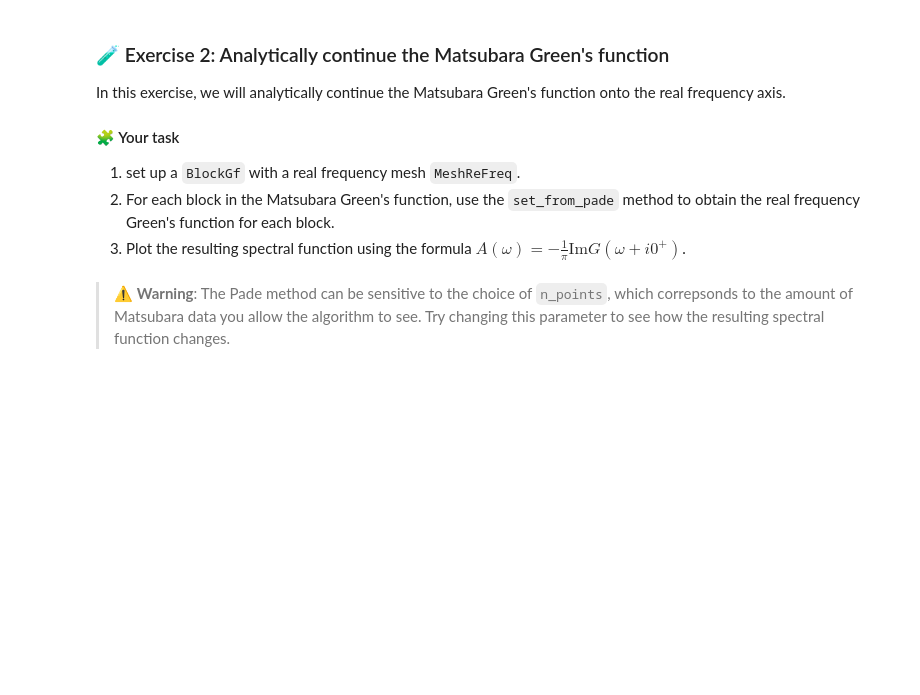
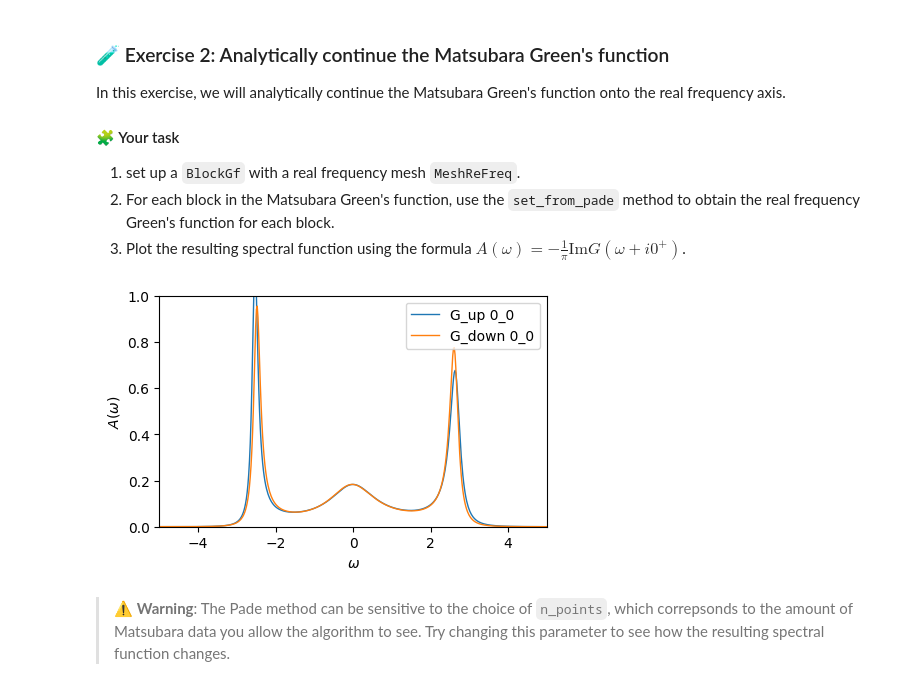
Before and after one commit to harrisonlabollita/TRIQS-tutorials, a Jupyter notebook: ModEST-DMFT/03s-new.ipynb, the cells around one changed output. Saved outputs shown, nothing was run; the diff lists cells and outputs as text; code cells hidden in the pictures; blank space fills up the shorter version.

```diff
--- a/ModEST-DMFT/03s-new.ipynb
+++ b/ModEST-DMFT/03s-new.ipynb
@@ -43,32 +70,35 @@ In this exercise, we will analytically continue the Matsubara Green's function o
 2. For each block in the Matsubara Green's function, use the ``set_from_pade`` method to obtain the real frequency Green's function for each block.
 4. Plot the resulting spectral function using the formula $A(\omega) = -\frac{1}{\pi}\text{Im}G(\omega + i0^{+})$.
 # %%
-from triqs.gf import BlockGf, MeshReFreq
+from triqs.gf import MeshReFreq
+import numpy as np
 
 n_w = 1000
 window = (-10, 10)
 
 # Step 1: set up real-frequency mesh and BlockGf
 
 ## get the block shape of the Matsubara Green's function
-gf_struct = [ (bl, g.target_shape[0]) for bl, g in solver_results.G_iw ]
+gf_struct = [ (bl, g.target_shape[0]) for bl, g in G_iw ]
 
 ## setup real-frequency mesh
 mesh = MeshReFreq(window, n_w)
 
 ## construct Block Green's function on real-frequency mesh
 G_w = BlockGf(mesh=mesh, gf_struct=gf_struct)
 
 # Step 2: loop over the blocks and call set_from_pade
-n_points = 100
+n_points = 25
 freq_offset = 0.0
 for block, g in G_w:
-    g.set_from_pade(solver_results.G_iw[block], n_points=n_points, freq_offset=freq_offset)
+    g.set_from_pade(G_iw[block], n_points=n_points, freq_offset=freq_offset)
 
 # Step 3: plot the spectral function
 fig, ax = plt.subplots(figsize=(5,3))
 ax.oplot(-1/np.pi*G_w.imag, lw=1)
 ax.set_ylabel(r'$A(\omega)$'); ax.set_xlim(-5,5); ax.set_ylim(0, 1)
 plt.show()
+# %% [output]
+[figure, added]
 # %% [markdown]
 > ⚠️ **Warning**: The Pade method can be sensitive to the choice of ``n_points``, which correpsonds to the amount of Matsubara data you allow the algorithm to see. Try changing this parameter to see how the resulting spectral function changes.
```
Also changed, not shown: parts of 14 cells of this notebook, 2 other files.
